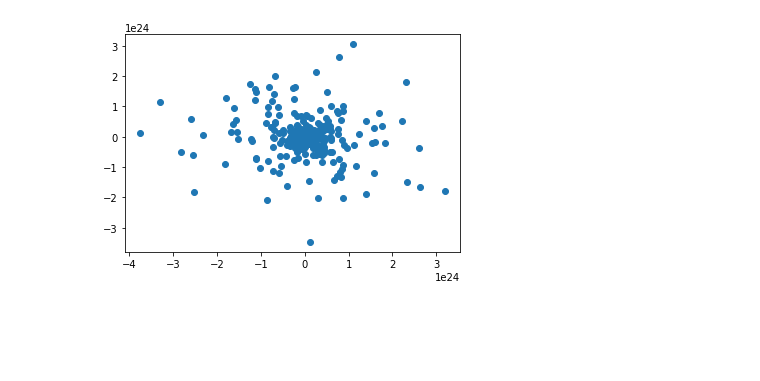
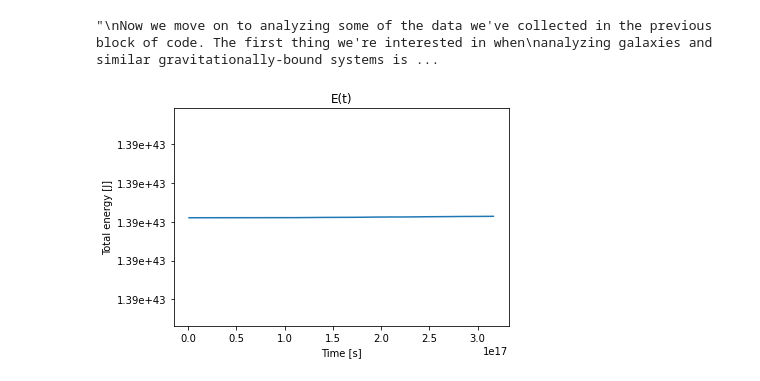
Before and after one commit to LukaJevtovic/NBody-Simulation, a Jupyter notebook: Euler.ipynb, the cells around one changed output. Saved outputs shown, nothing was run; the diff lists cells and outputs as text; code cells hidden in the pictures; blank space fills up the shorter version.

Commit message:
Added some data analysis to Euler.ipynb

```diff
--- a/Euler.ipynb
+++ b/Euler.ipynb
@@ -83,9 +100,11 @@ When this is done, we just need to update the current time in the simulation and
 # %%
 while t<=T:
-    #Reset coordinate lists to empty for this timestep
+    #Reset coordinate lists and values for potential and kinetic energy to empty for this timestep
     X = []
     Y = []
     Z = []
+    u = 0
+    k = 0
     for i in range(N):
         ax = 0
         ay = 0
@@ -96,13 +115,26 @@ while t<=T:
                        #a 0/0 expression and give an error
             else:
                 r = distance(BODIES[i].x, BODIES[j].x, BODIES[i].y, BODIES[j].y, BODIES[i].z, BODIES[j].z)
+
                 ax += -G*BODIES[j].m * (BODIES[i].x - BODIES[j].x)/(r**3) #Using Newton's law to calculate grav. force
                 ay += -G*BODIES[j].m * (BODIES[i].y - BODIES[j].y)/(r**3)
                 ay += -G*BODIES[j].m * (BODIES[i].z - BODIES[j].z)/(r**3)
 
+        #Loop for calculating the total potential energy of the system
+        #It's necessary to make a separate loop because we need to avoid calculating the same potential difference twice
+        #(e.g. body i with body j and then body j with body i again)
+        n = i+1
+        while n<N:
+            r = distance(BODIES[i].x, BODIES[n].x, BODIES[i].y, BODIES[n].y, BODIES[i].z, BODIES[n].z)
+            u+= -G*BODIES[i].m * BODIES[n].m / r
+            n+=1
+
         BODIES[i].vx += ax*dt #Numerical approximation of a derivative
         BODIES[i].vy += ay*dt
         BODIES[i].vz += az*dt
+
+        v = (BODIES[i].vx**2 + BODIES[i].vy**2 + BODIES[i].vz**2)**(0.5) #velocity vector magnitude
+        k += BODIES[i].m * v*v/2                                         #kinetic energy contribution of i-th body
 
         BODIES[i].x += BODIES[i].vx*dt
         BODIES[i].y += BODIES[i].vy*dt
@@ -114,9 +146,16 @@ while t<=T:
         Z.append(BODIES[i].z)
 
     #Plot the position of all bodies in the current timestep
-    plt.scatter(X,Y)
-    plt.show()
+    #plt.scatter(X,Y)
+    #plt.show()
 
     t+=dt
     print(t*100/T) #Real-time feed on how far the simulation has progressed, given in percentages
+
+    print(k)
+
+    TIME.append(t)
+    U.append(u)
+    K.append(k)
+    E.append(k+u)
 # %% [output]
@@ -136,5 +179,18 @@ while t<=T:
 # %%
-plt.scatter(X,Y)
-plt.show()
+"""
+Now we move on to analyzing some of the data we've collected in the previous block of code. The first thing we're interested in when
+analyzing galaxies and similar gravitationally-bound systems is their stability, and this is best done by looking at the energy plot
+over time
+"""
 # %% [output]
-[figure, removed]
+"\nNow we move on to analyzing some of the data we've collected in the previous block of code. The first thing we're interested in when\nanalyzing galaxies and similar gravitationally-bound systems is ...
+# %%
+plt.gca().yaxis.set_major_formatter(FuncFormatter(custom_formatter))  #Makes y axis numbers look prettier
+
+plt.title('E(t)')
+plt.xlabel('Time [s]')
+plt.ylabel('Total energy [J]')
+plt.plot(TIME,E)
+plt.show()
+# %% [output]
+[figure, added]
```
Also changed, not shown: parts of 12 cells of this notebook.
